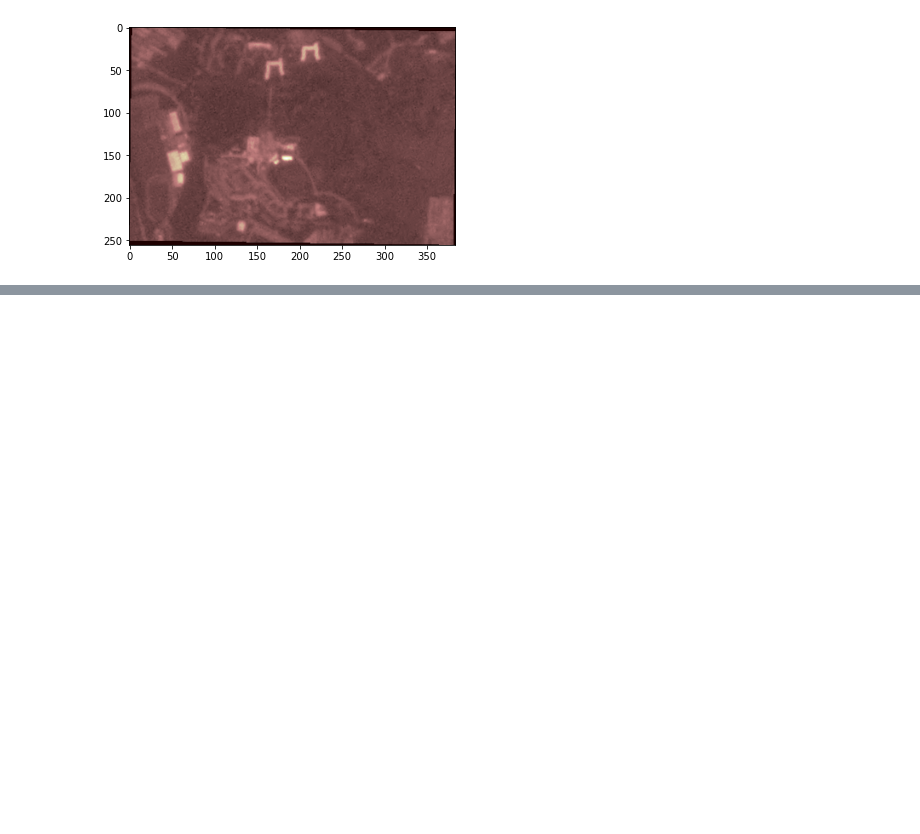
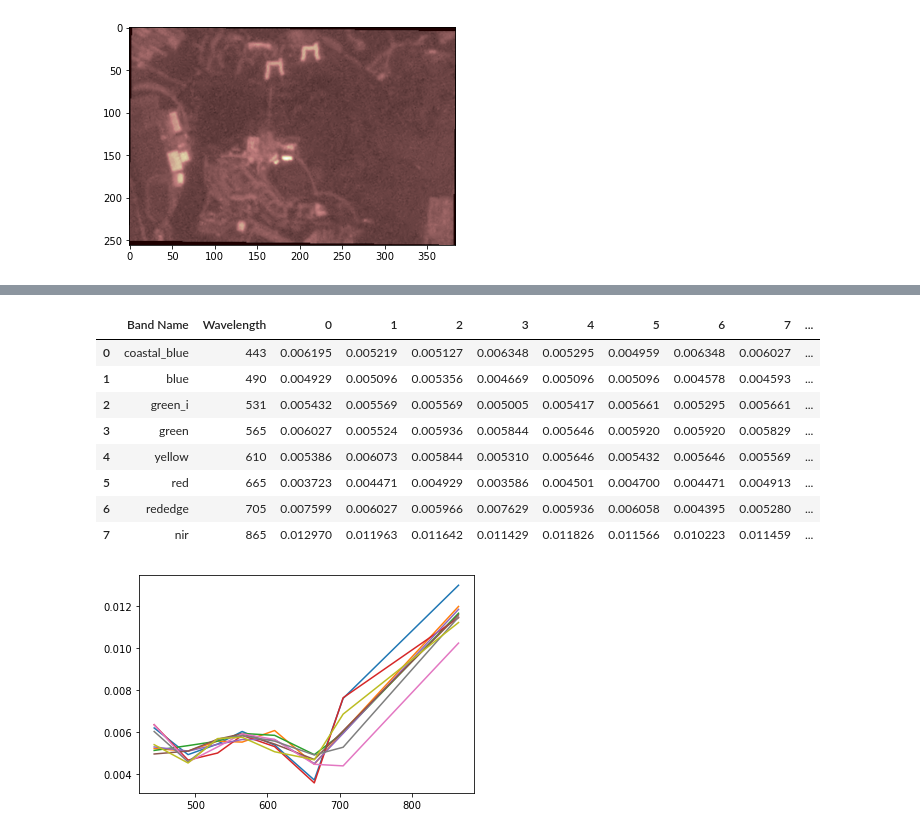
Before and after one commit to scmc72/DALEC_processing, a Jupyter notebook: investigatingSuperDovesSR.ipynb, the cells around one changed output, grey strips where cells are left out. Drawn from its saved outputs; the diff is of its cells as text; code cells hidden in the pictures; blank space fills up the shorter version.

Commit message:
added functions for processing SD rasters and started some initial comparisons with acolite and DALEC data

```diff
--- a/investigatingSuperDovesSR.ipynb
+++ b/investigatingSuperDovesSR.ipynb
@@ -19,0 +49,80 @@ plt.show()
+# %%
+def getSpectraFromSDSR(rasterFile, xx, yy, crs_SD='epsg:32630', crs_coords= 'WGS 84'):
+    '''
+    - takes a filename to a superdoves surface reflectance tif file and xx, yy coords as inputs
+    xx, yy can be lists, arrays or scalars
+    - returns a pandas df with columns for each coord and the SD wavelengths
+    - default: take input coords in WGS 84 format (N, W: eg. 56.147209, -3.923337) and then index the tif using epsg:32630
+    but this can be changed where needed (eg. if looking at data outside UK then epsg:32630 might not be appropriate)
+    CRS must be specified in the pyproj string format
+    '''
+    transformer = Transformer.from_crs(crs_coords, crs_SD)
+    xxT, yyT = transformer.transform(xx, yy)
+    with rasterio.open(rasterFile) as dataset:
+        try:
+            spect = rasterio.sample.sample_gen(dataset, zip(xxT, yyT))
+        except TypeError:
+            spect = rasterio.sample.sample_gen(dataset, zip([xxT], [yyT]))
+        wavelengths = pd.DataFrame(data={'Band Name':dataset.descriptions,
+                                         'Wavelength':[443, 490, 531, 565, 610, 665, 705, 865]})
+        data = np.array(list(spect)).T/(2**16)
+    df = pd.DataFrame(data=data)
+    df = wavelengths.join(df)
+    return df
+
+def getSpectraFromSDSR_grid(rasterFile, x, y, shape=(3, 3), crs_SD='epsg:32630', crs_coords= 'WGS 84'):
+    '''
+    generates grid with shape = shape around the coord (x, y) of interest (default crs for coord WGS84)
+    returns spectra for each coord in pandas df
+    '''
+    transformer = Transformer.from_crs(crs_coords, crs_SD)
+    xxT, yyT = transformer.transform(x, y)
+
+    with rasterio.open(rasterFile) as dataset:
+        row, col = dataset.index(xxT, yyT)
+        # generate x and y coords for grid with shape=(shape[0], shape[1])
+        rows = np.linspace(row - shape[0]//2,
+                        row + shape[0]//2 - (1 - shape[0]%2),
+                        shape[0],
+                        dtype=int)
+        cols = np.linspace(col - shape[1]//2,
+                        col + shape[1]//2 - (1 - shape[1]%2),
+                        shape[1],
+                        dtype=int)
+
+        inds = (np.tile(rows, len(cols)), np.repeat(cols, len(rows)))
+        spect = dataset.read()[np.index_exp[:] + inds]
+        wavelengths = pd.DataFrame(data={'Band Name':dataset.descriptions,
+                                         'Wavelength':[443, 490, 531, 565, 610, 665, 705, 865]})
+
+        data = np.array(list(spect))/(2**16)
+
+    df = pd.DataFrame(data=data)
+    df = wavelengths.join(df)
+    return df
+
+xx = [56.14720916748047, 56.14725875854492]
+yy = [-3.92333722114563, -3.920006513595581]
+
+spects = getSpectraFromSDSR('C:/Users/daa5/OneDrive - University of Stirling/PlanetData/\
+airthrey-18-20-jun-22-SurfaceReflectance_psscene_analytic_8b_sr_udm2/files/\
+20220618_105818_44_249a_3B_AnalyticMS_SR_8b_clip.tif', xx, yy)
+
+spects = getSpectraFromSDSR_grid('C:/Users/daa5/OneDrive - University of Stirling/PlanetData/\
+airthrey-18-20-jun-22-SurfaceReflectance_psscene_analytic_8b_sr_udm2/files/\
+20220618_105818_44_249a_3B_AnalyticMS_SR_8b_clip.tif', xx[0], yy[0])
+
+for i in range(9):
+    plt.plot(spects['Wavelength'], spects[i])
+spects
+# %% [output]
+|  | Band Name | Wavelength | 0 | 1 | 2 | 3 | 4 | 5 | 6 | 7 | ... |
+| 0 | coastal_blue | 443 | 0.006195 | 0.005219 | 0.005127 | 0.006348 | 0.005295 | 0.004959 | 0.006348 | 0.006027 | ... |
+| 1 | blue | 490 | 0.004929 | 0.005096 | 0.005356 | 0.004669 | 0.005096 | 0.005096 | 0.004578 | 0.004593 | ... |
+| 2 | green_i | 531 | 0.005432 | 0.005569 | 0.005569 | 0.005005 | 0.005417 | 0.005661 | 0.005295 | 0.005661 | ... |
+| 3 | green | 565 | 0.006027 | 0.005524 | 0.005936 | 0.005844 | 0.005646 | 0.005920 | 0.005920 | 0.005829 | ... |
+| 4 | yellow | 610 | 0.005386 | 0.006073 | 0.005844 | 0.005310 | 0.005646 | 0.005432 | 0.005646 | 0.005569 | ... |
+| 5 | red | 665 | 0.003723 | 0.004471 | 0.004929 | 0.003586 | 0.004501 | 0.004700 | 0.004471 | 0.004913 | ... |
+| 6 | rededge | 705 | 0.007599 | 0.006027 | 0.005966 | 0.007629 | 0.005936 | 0.006058 | 0.004395 | 0.005280 | ... |
+| 7 | nir | 865 | 0.012970 | 0.011963 | 0.011642 | 0.011429 | 0.011826 | 0.011566 | 0.010223 | 0.011459 | ... |
+[figure, added]
```
Also changed, not shown: parts of 13 cells of this notebook, 1 other file.
